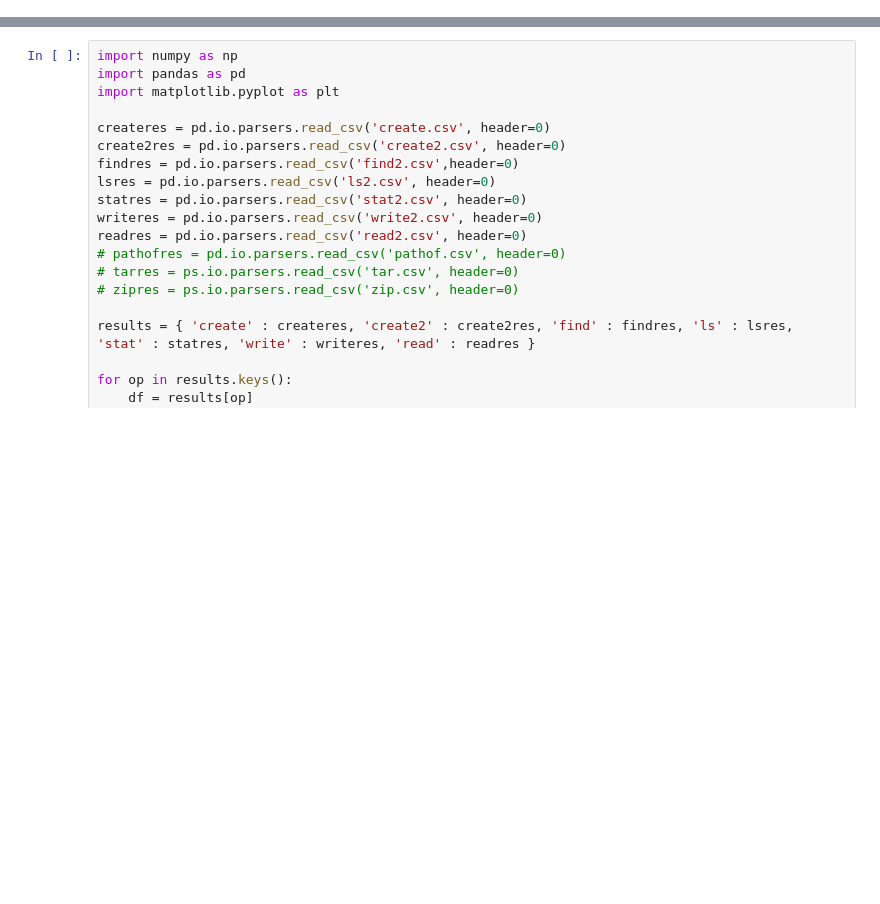
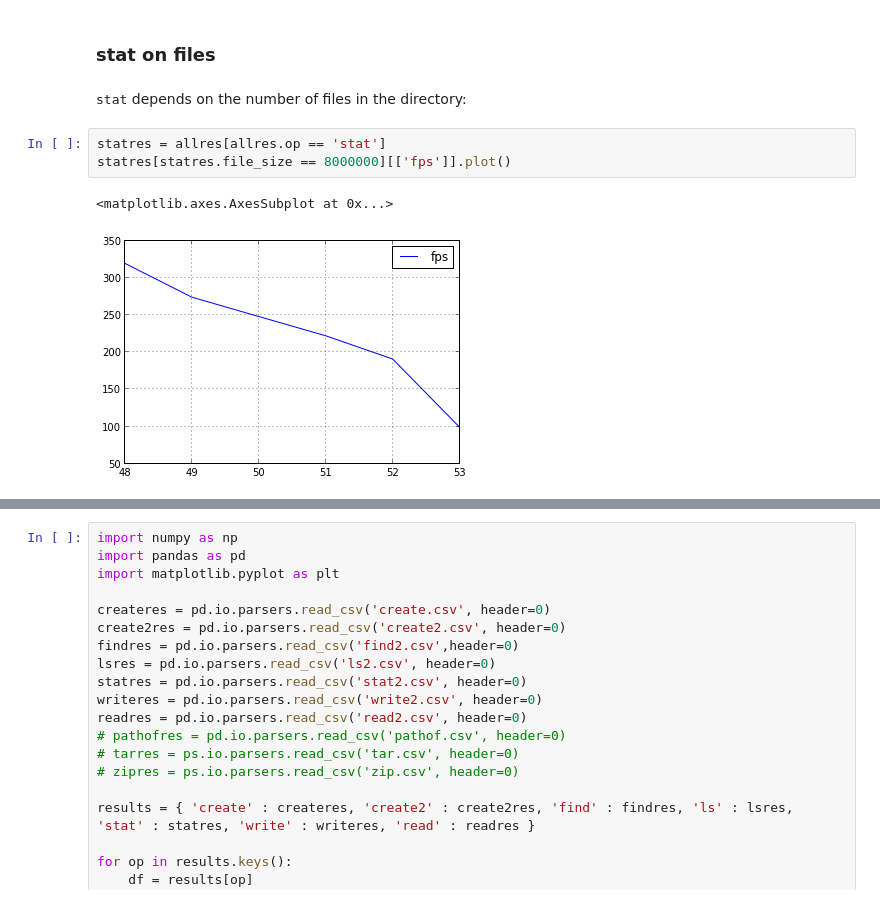
Before and after one commit to svemeyer/SmallFiles, a Jupyter notebook: src/ipy/SmallFiles.ipynb, the cells around one changed output, grey strips where cells are left out. Drawn from its saved outputs; the diff is of its cells as text; blank space fills up the shorter version.

```diff
--- a/src/ipy/SmallFiles.ipynb
+++ b/src/ipy/SmallFiles.ipynb
@@ -760,0 +253,10 @@ Sometimes dCache refuses to accept more files for a couple of seconds
+# %% [markdown]
+### stat on files
+# %% [markdown]
+<tt>stat</tt> depends on the number of files in the directory:
+# %%
+statres = allres[allres.op == 'stat']
+statres[statres.file_size == 8000000][['fps']].plot()
+# %% [output]
+<matplotlib.axes.AxesSubplot at 0x...>
+[figure, added]
```
Also changed, not shown: parts of 60 cells of this notebook.
